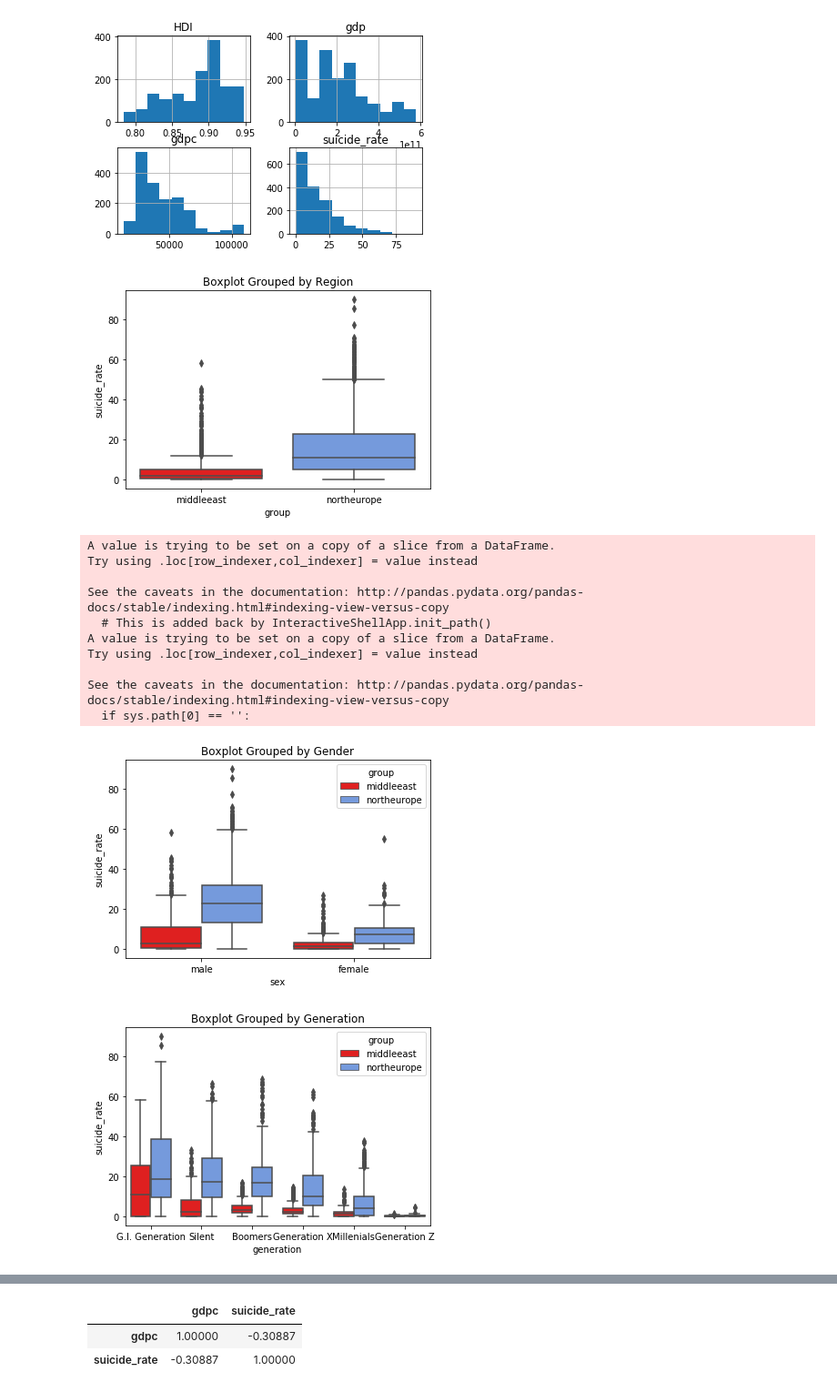
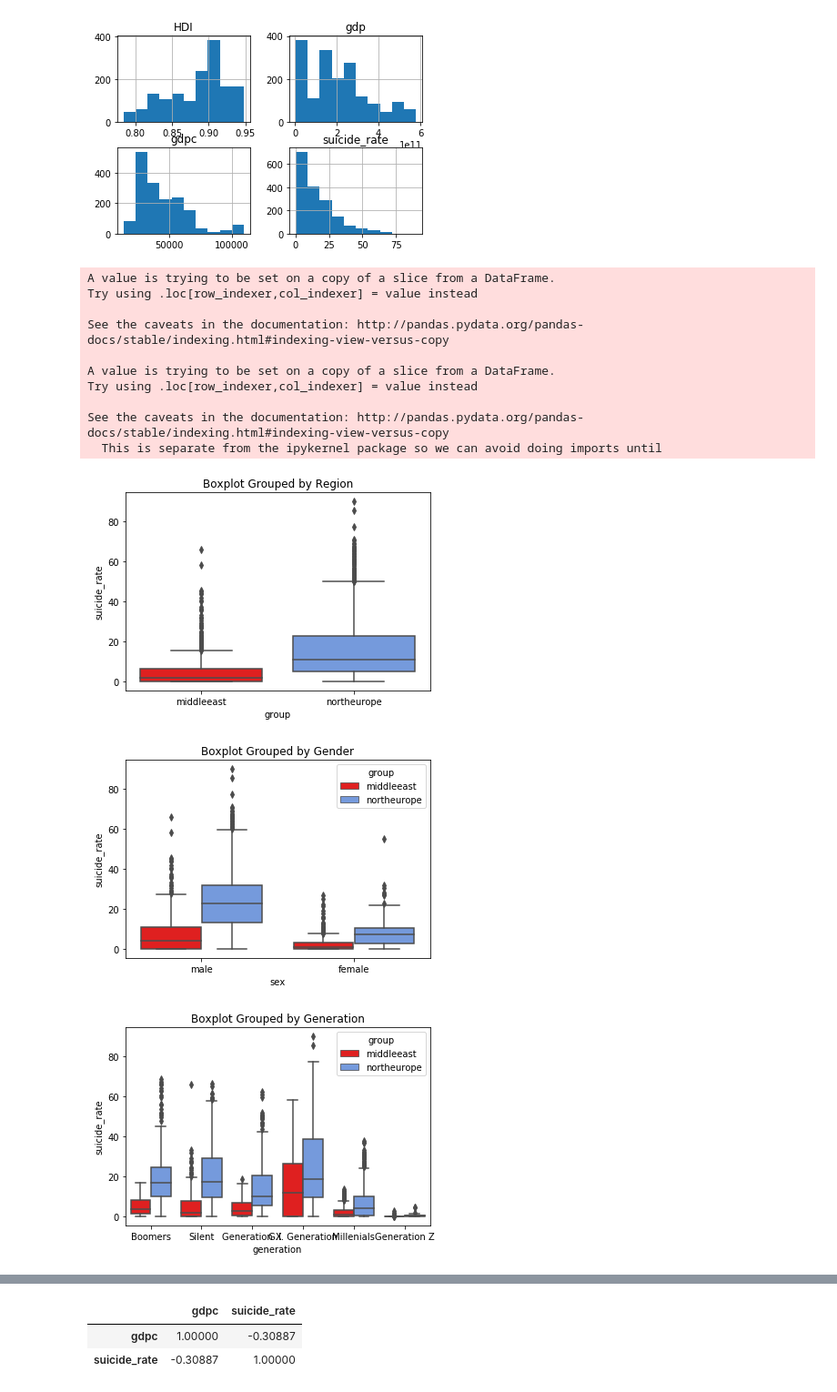
Before and after one commit to sophiazhou97/131-project, a Jupyter notebook: 131project.ipynb, the cells around one changed output, grey strips where cells are left out. Shown at 91% size. Saved outputs shown, nothing was run; the diff lists cells and outputs as text; code cells hidden in the pictures.

```diff
--- a/131project.ipynb
+++ b/131project.ipynb
@@ -84,50 +75,54 @@ array([[<matplotlib.axes._subplots.AxesSubplot object at 0x...>,
       dtype=object)
 [figure]
 # %%
+
+middleeast['group']=['middleeast']*1016
+northeurope['group']=['northeurope']*1712
+
+palette=["red", "cornflowerblue"]
+both=pd.concat([middleeast, northeurope])
+
 #two areas
 box_area = sns.boxplot(data = both,
                 x = 'group',
                 y = 'suicide_rate',
                 palette = palette)
 
 box_area.set_title('Boxplot Grouped by Region') #
 plt.show()
 
 # by gender
-middleeast['group']=['middleeast']*864
-northeurope['group']=['northeurope']*1712
-both = pd.concat([middleeast, northeurope])
-palette=["red", "cornflowerblue"]
+
 box_gender = sns.boxplot(data = both,
                 hue = 'group', # different colors for different 'cls'
                 x = 'sex',
                 y = 'suicide_rate',
                 palette = palette
                         )
 
 box_gender.set_title('Boxplot Grouped by Gender') # You can change the title here
 plt.show()
 
 # by generation
 box_generation = sns.boxplot(data = both,
                 hue = 'group', # different colors for different 'cls'
                 x = 'generation',
                 y = 'suicide_rate',
                 palette = palette)
 
 box_generation.set_title('Boxplot Grouped by Generation') #
 plt.show()
 # %% [output]
+A value is trying to be set on a copy of a slice from a DataFrame.
+Try using .loc[row_indexer,col_indexer] = value instead
+
+See the caveats in the documentation: http://pandas.pydata.org/pandas-docs/stable/indexing.html#indexing-view-versus-copy
+
+A value is trying to be set on a copy of a slice from a DataFrame.
+Try using .loc[row_indexer,col_indexer] = value instead
+
+See the caveats in the documentation: http://pandas.pydata.org/pandas-docs/stable/indexing.html#indexing-view-versus-copy
+  This is separate from the ipykernel package so we can avoid doing imports until
-[figure, old version]
+[figure, new version]
-A value is trying to be set on a copy of a slice from a DataFrame.
-Try using .loc[row_indexer,col_indexer] = value instead
-
-See the caveats in the documentation: http://pandas.pydata.org/pandas-docs/stable/indexing.html#indexing-view-versus-copy
-  # This is added back by InteractiveShellApp.init_path()
-A value is trying to be set on a copy of a slice from a DataFrame.
-Try using .loc[row_indexer,col_indexer] = value instead
-
-See the caveats in the documentation: http://pandas.pydata.org/pandas-docs/stable/indexing.html#indexing-view-versus-copy
-  if sys.path[0] == '':
-[figure, old version]
+[figure, new version]
-[figure, old version]
+[figure, new version]
```
Also changed, not shown: parts of 22 cells of this notebook.
